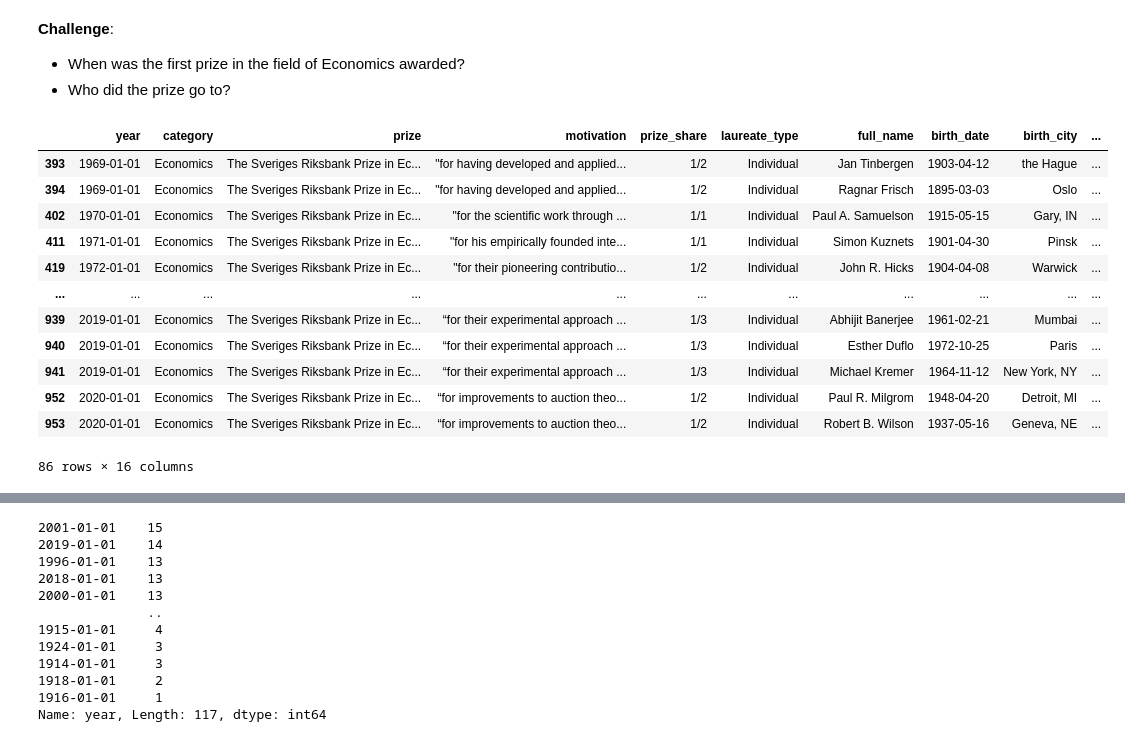
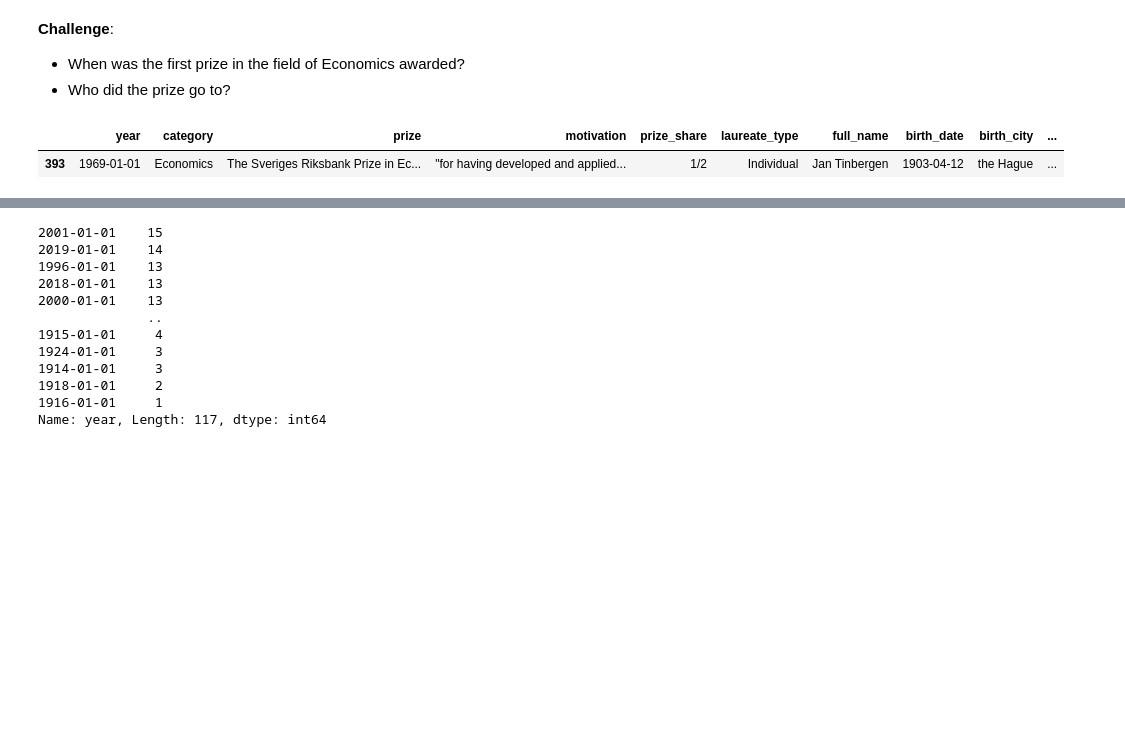
Before and after one commit to DamiTheCraftyPythonista/Data-Analysis-example-project-Nobel-Price, a Jupyter notebook: Nobel_Prize_Analysis_(start).ipynb, the cells around one changed output, grey strips where cells are left out. Drawn from its saved outputs; the diff is of its cells as text; code cells hidden in the pictures; blank space fills up the shorter version.

```diff
--- a/Nobel_Prize_Analysis_(start).ipynb
+++ b/Nobel_Prize_Analysis_(start).ipynb
@@ -275,18 +285,7 @@ fig.show()
 * Who did the prize go to?
 # %%
 eco = df_data[df_data['category'] == 'Economics']
-eco
+eco[:1]
 # %% [output]
 |  | year | category | prize | motivation | prize_share | laureate_type | full_name | birth_date | birth_city | ... |
 | 393 | 1969-01-01 | Economics | The Sveriges Riksbank Prize in Ec... | "for having developed and applied... | 1/2 | Individual | Jan Tinbergen | 1903-04-12 | the Hague | ... |
-| 394 | 1969-01-01 | Economics | The Sveriges Riksbank Prize in Ec... | "for having developed and applied... | 1/2 | Individual | Ragnar Frisch | 1895-03-03 | Oslo | ... |
-| 402 | 1970-01-01 | Economics | The Sveriges Riksbank Prize in Ec... | "for the scientific work through ... | 1/1 | Individual | Paul A. Samuelson | 1915-05-15 | Gary, IN | ... |
-| 411 | 1971-01-01 | Economics | The Sveriges Riksbank Prize in Ec... | "for his empirically founded inte... | 1/1 | Individual | Simon Kuznets | 1901-04-30 | Pinsk | ... |
-| 419 | 1972-01-01 | Economics | The Sveriges Riksbank Prize in Ec... | "for their pioneering contributio... | 1/2 | Individual | John R. Hicks | 1904-04-08 | Warwick | ... |
-| ... | ... | ... | ... | ... | ... | ... | ... | ... | ... | ... |
-| 939 | 2019-01-01 | Economics | The Sveriges Riksbank Prize in Ec... | “for their experimental approach ... | 1/3 | Individual | Abhijit Banerjee | 1961-02-21 | Mumbai | ... |
-| 940 | 2019-01-01 | Economics | The Sveriges Riksbank Prize in Ec... | “for their experimental approach ... | 1/3 | Individual | Esther Duflo | 1972-10-25 | Paris | ... |
-| 941 | 2019-01-01 | Economics | The Sveriges Riksbank Prize in Ec... | “for their experimental approach ... | 1/3 | Individual | Michael Kremer | 1964-11-12 | New York, NY | ... |
-| 952 | 2020-01-01 | Economics | The Sveriges Riksbank Prize in Ec... | “for improvements to auction theo... | 1/2 | Individual | Paul R. Milgrom | 1948-04-20 | Detroit, MI | ... |
-| 953 | 2020-01-01 | Economics | The Sveriges Riksbank Prize in Ec... | “for improvements to auction theo... | 1/2 | Individual | Robert B. Wilson | 1937-05-16 | Geneva, NE | ... |
-86 rows × 16 columns
```
Also changed, not shown: parts of 3 cells of this notebook.
